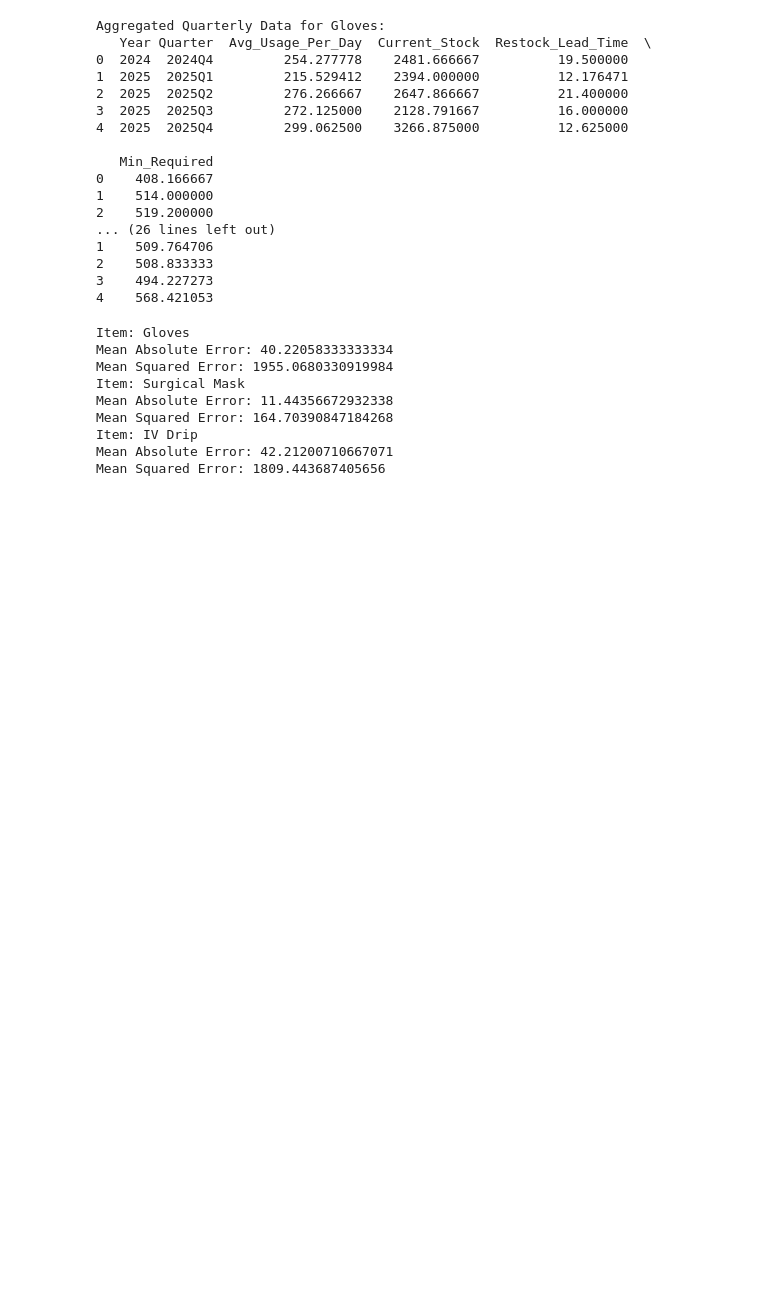
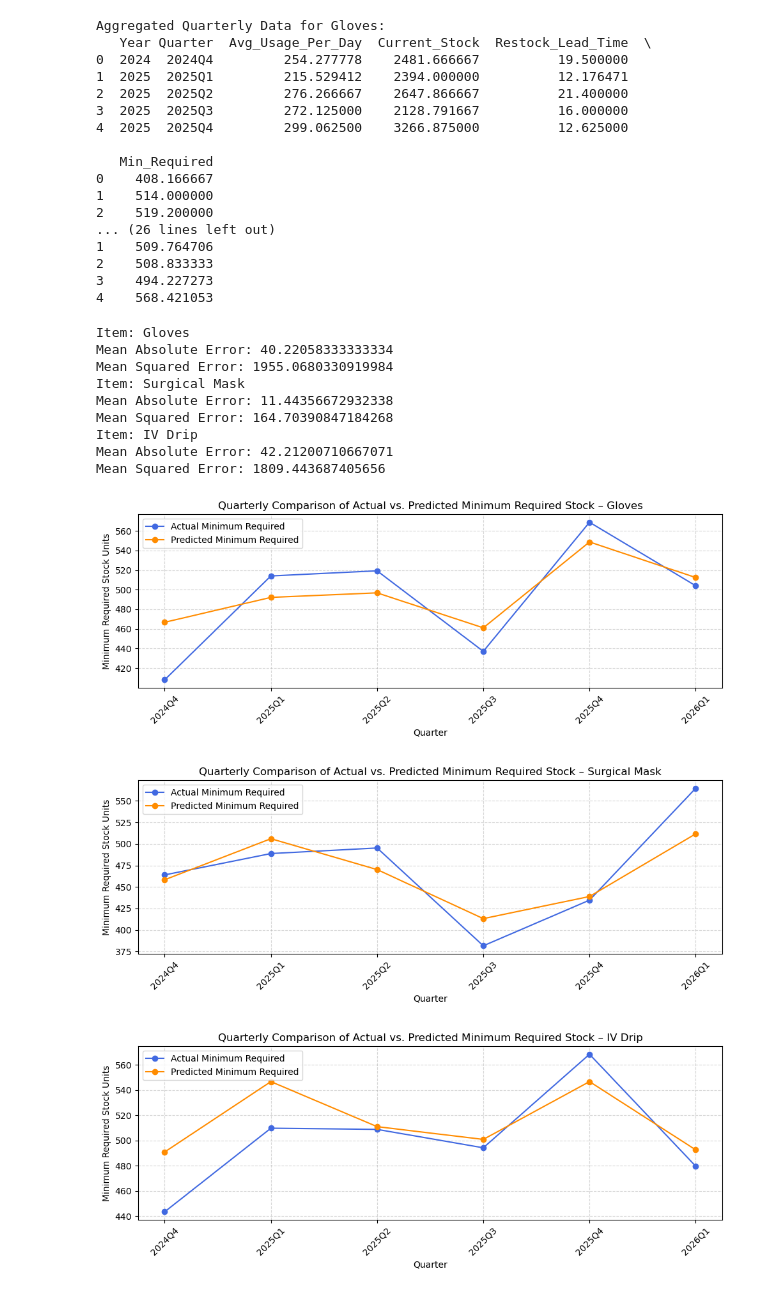
Before and after one commit to ktomanovic/hospital-supplies-optimization, a Jupyter notebook: notebook_v_1/analysis_hospital_supplies_kaggle.ipynb, the cells around one changed output. Saved outputs shown, nothing was run; the diff lists cells and outputs as text; code cells hidden in the pictures; blank space fills up the shorter version.

```diff
--- a/notebook_v_1/analysis_hospital_supplies_kaggle.ipynb
+++ b/notebook_v_1/analysis_hospital_supplies_kaggle.ipynb
@@ -926,3 +938,33 @@ Mean Squared Error: 164.70390847184268
 Item: IV Drip
 Mean Absolute Error: 42.21200710667071
 Mean Squared Error: 1809.443687405656
+# %%
+import matplotlib.pyplot as plt
+
+items = ['Gloves', 'Surgical Mask', 'IV Drip']
+
+for item in items:
+    data = aggregated_data_quarterly[item].copy()
+
+    # Predict using the trained model
+    model = models_results_quarterly[item]['Model']
+    X = data[['Avg_Usage_Per_Day', 'Current_Stock', 'Restock_Lead_Time']]
+    data['Predicted_Min_Required'] = model.predict(X)
+
+    # Plot actual vs. predicted
+    plt.figure(figsize=(10, 4))
+    plt.plot(data['Quarter'].astype(str), data['Min_Required'], marker='o', label='Actual Minimum Required', color='royalblue')
+    plt.plot(data['Quarter'].astype(str), data['Predicted_Min_Required'], marker='o', label='Predicted Minimum Required', color='darkorange')
+
+    plt.title(f'Quarterly Comparison of Actual vs. Predicted Minimum Required Stock – {item}', fontsize=12)
+    plt.xlabel('Quarter', fontsize=10)
+    plt.ylabel('Minimum Required Stock Units', fontsize=10)
+    plt.xticks(rotation=45)
+    plt.grid(True, linestyle='--', alpha=0.5)
+    plt.legend()
+    plt.tight_layout()
+    plt.show()
+# %% [output]
+[figure, added]
+[figure, added]
+[figure, added]
```
Also changed, not shown: parts of 7 cells of this notebook, 2 other files.
